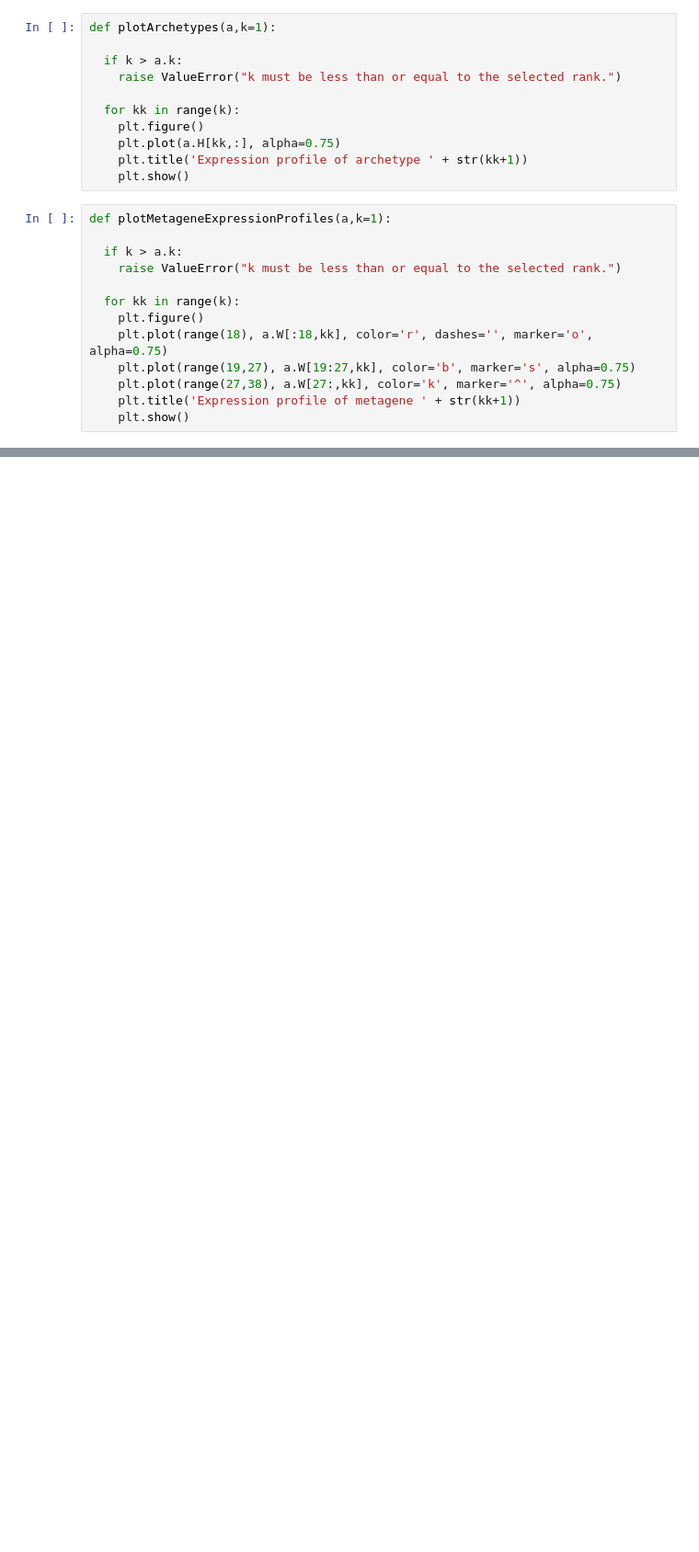
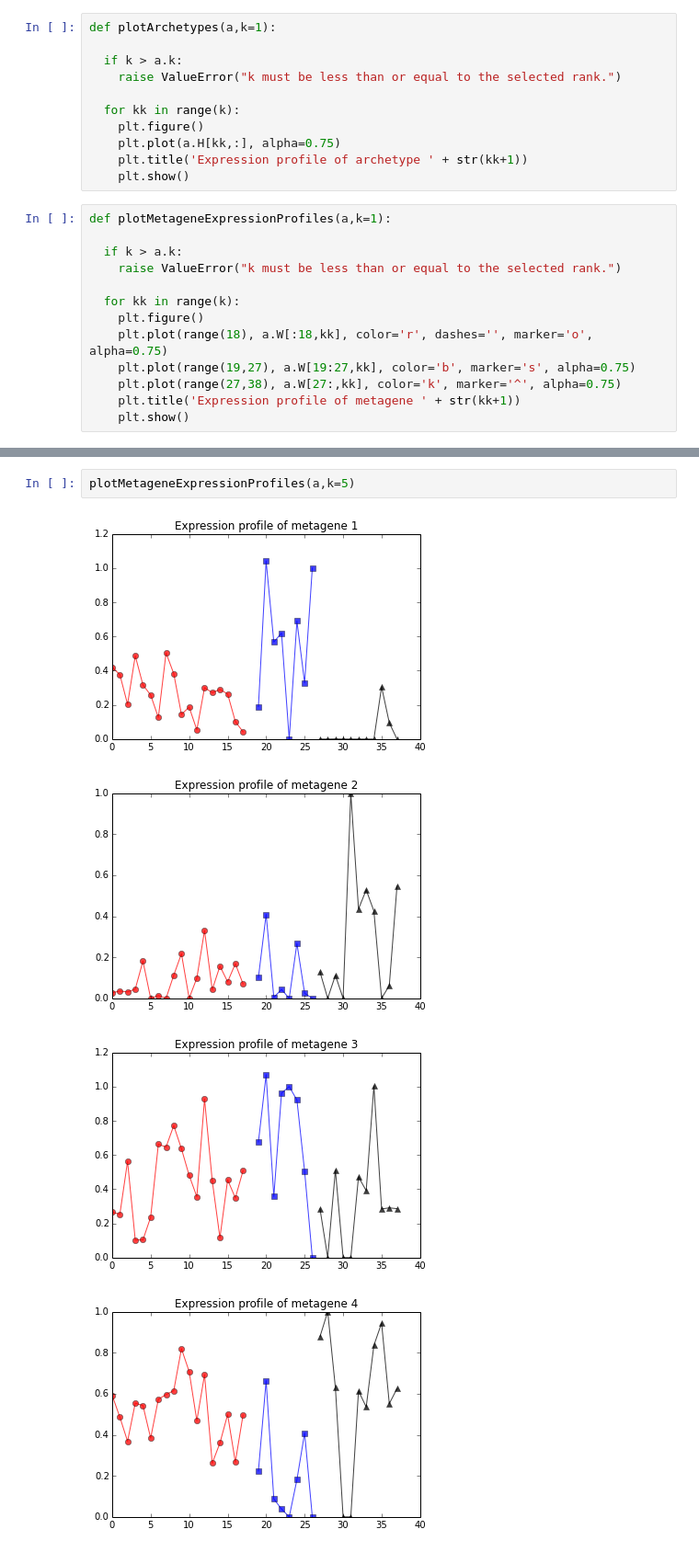
Before and after one commit to yuekai/archetypes, a Jupyter notebook: leukemia.ipynb, the cells around one changed output, grey strips where cells are left out. Shown at 92% size. Cells and saved outputs as stored; diff of their text form; blank space fills up the shorter version.

```diff
--- a/leukemia.ipynb
+++ b/leukemia.ipynb
@@ -87,0 +98,7 @@ plotMetageneExpressionProfiles(a,k=5)
+# %%
+plotMetageneExpressionProfiles(a,k=5)
+# %% [output]
+[figure, added]
+[figure, added]
+[figure, added]
+[figure, added]
```
Also changed, not shown: parts of 5 cells of this notebook, 1 other file.
